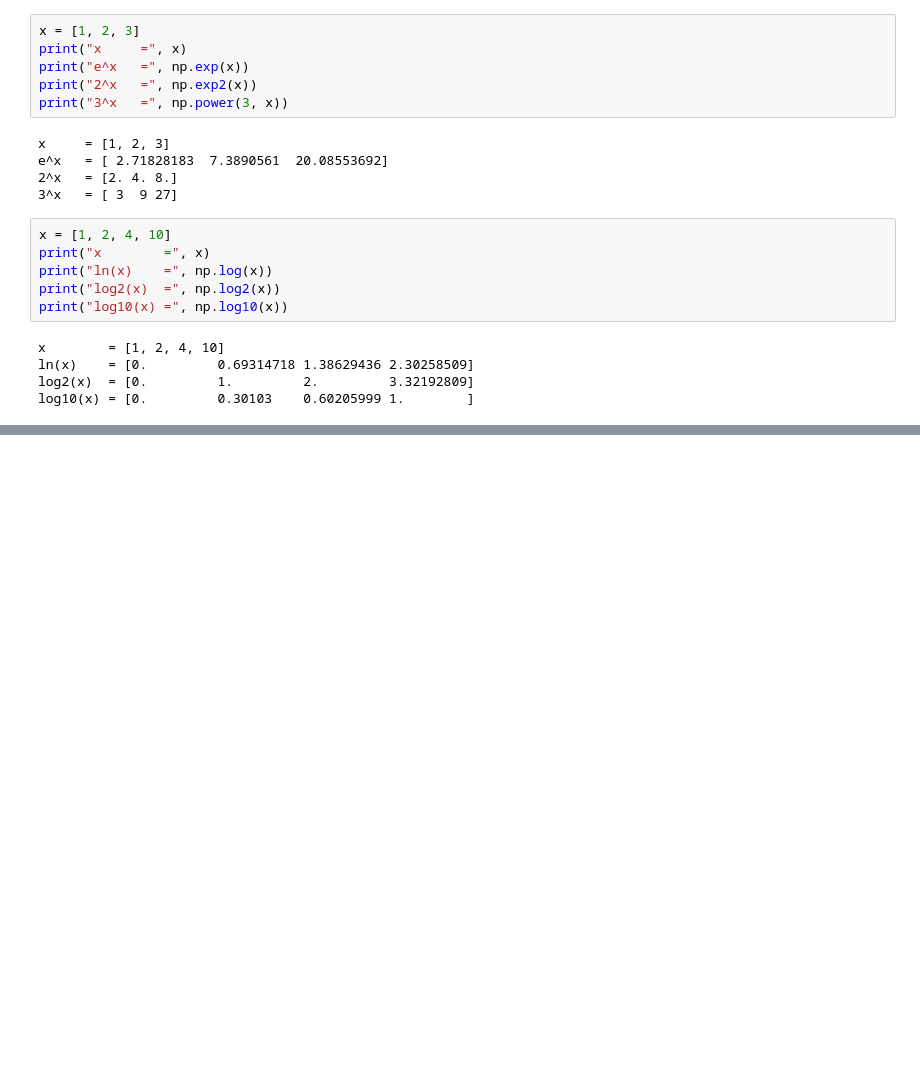
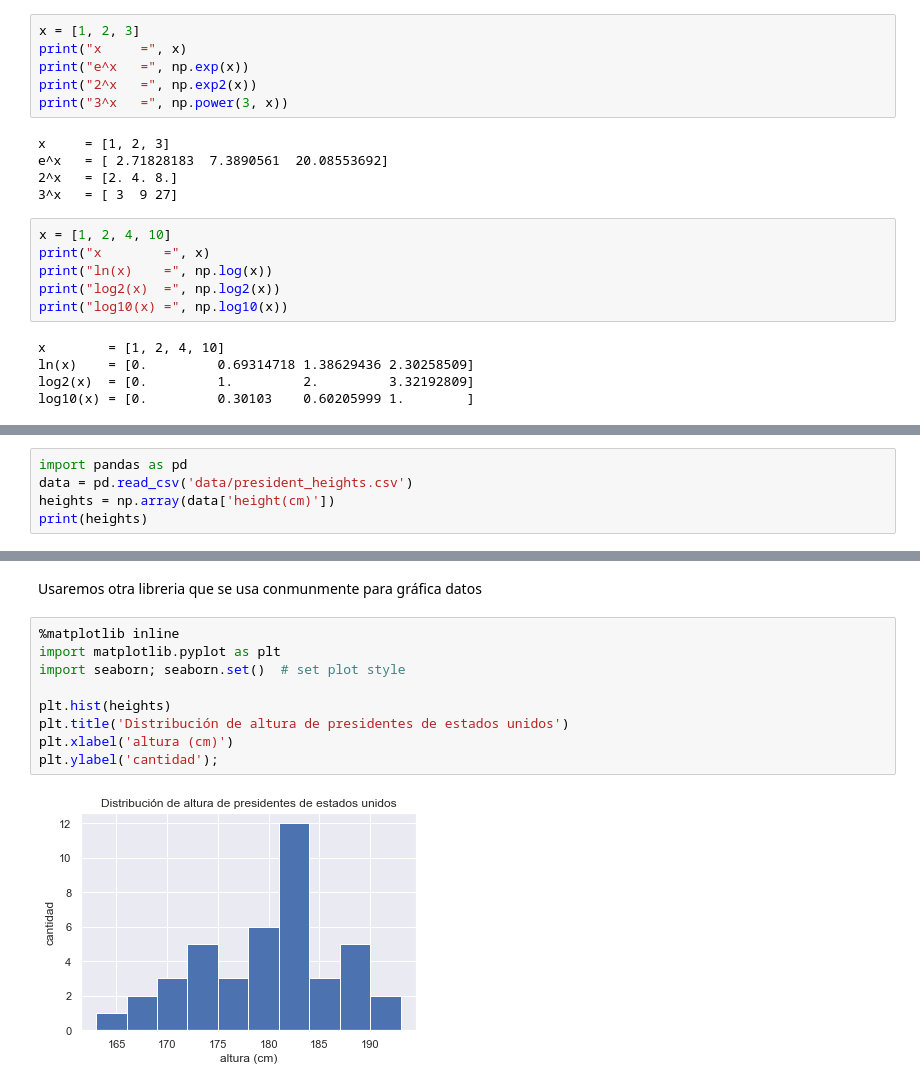
Before and after one commit to sruap1214/EC_Finance, a Jupyter notebook: Notebooks/03a_ComputacionNumerica-Copy1.ipynb, the cells around one changed output, grey strips where cells are left out. Cells and saved outputs as stored; diff of their text form; blank space fills up the shorter version.

```diff
--- a/Notebooks/03_ComputacionNumerica.ipynb
+++ b/Notebooks/03a_ComputacionNumerica-Copy1.ipynb
@@ -649,0 +733,5 @@ log10(x) = [0.         0.30103    0.60205999 1.        ]
+# %%
+import pandas as pd
+data = pd.read_csv('data/president_heights.csv')
+heights = np.array(data['height(cm)'])
+print(heights)
@@ -649,0 +760,13 @@ log10(x) = [0.         0.30103    0.60205999 1.        ]
+# %% [markdown]
+Usaremos otra libreria que se usa conmunmente para gráfica datos
+# %%
+%matplotlib inline
+import matplotlib.pyplot as plt
+import seaborn; seaborn.set()  # set plot style
+
+plt.hist(heights)
+plt.title('Distribución de altura de presidentes de estados unidos')
+plt.xlabel('altura (cm)')
+plt.ylabel('cantidad');
+# %% [output]
+[figure, added]
```
Also changed, not shown: parts of 20 cells of this notebook, 11 other files.
